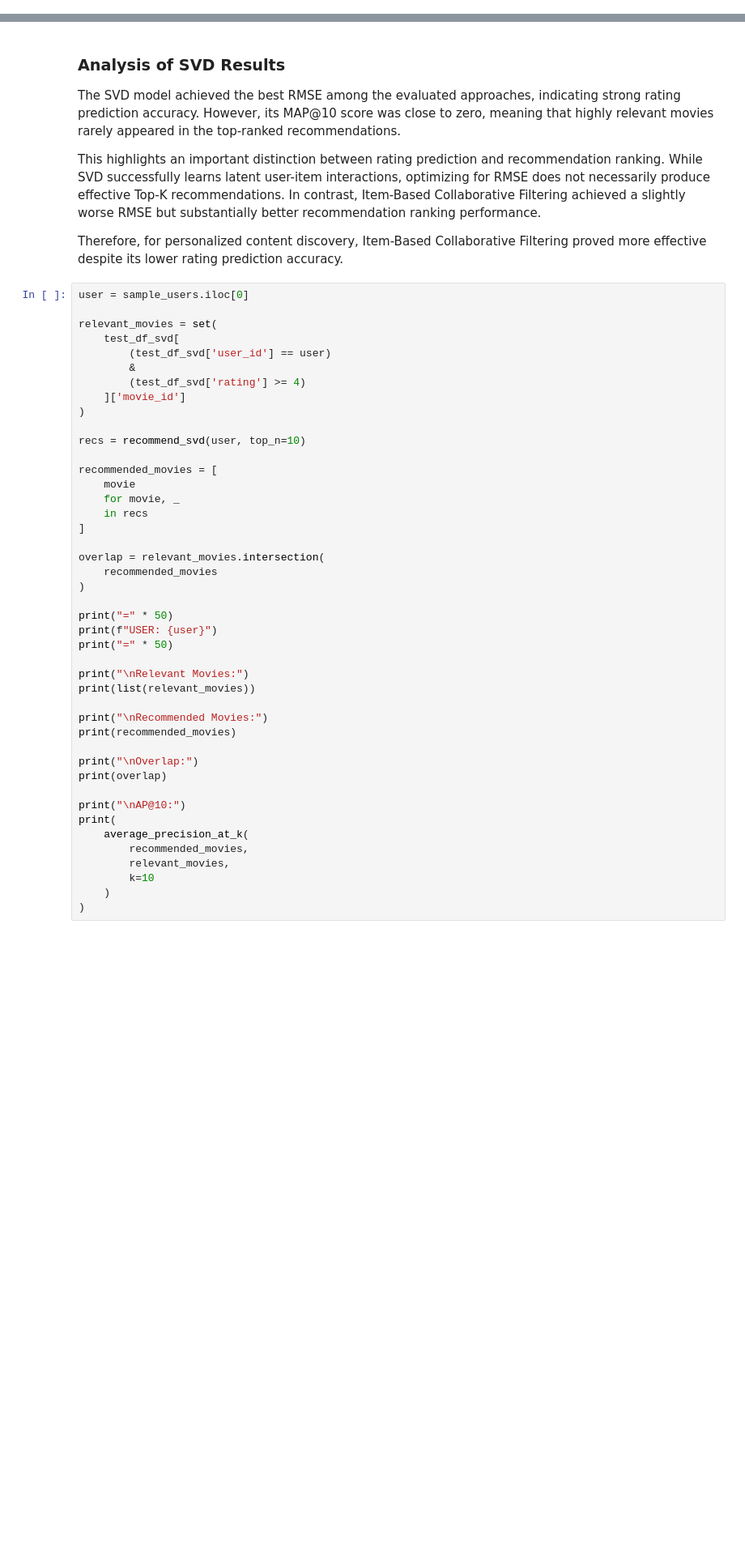
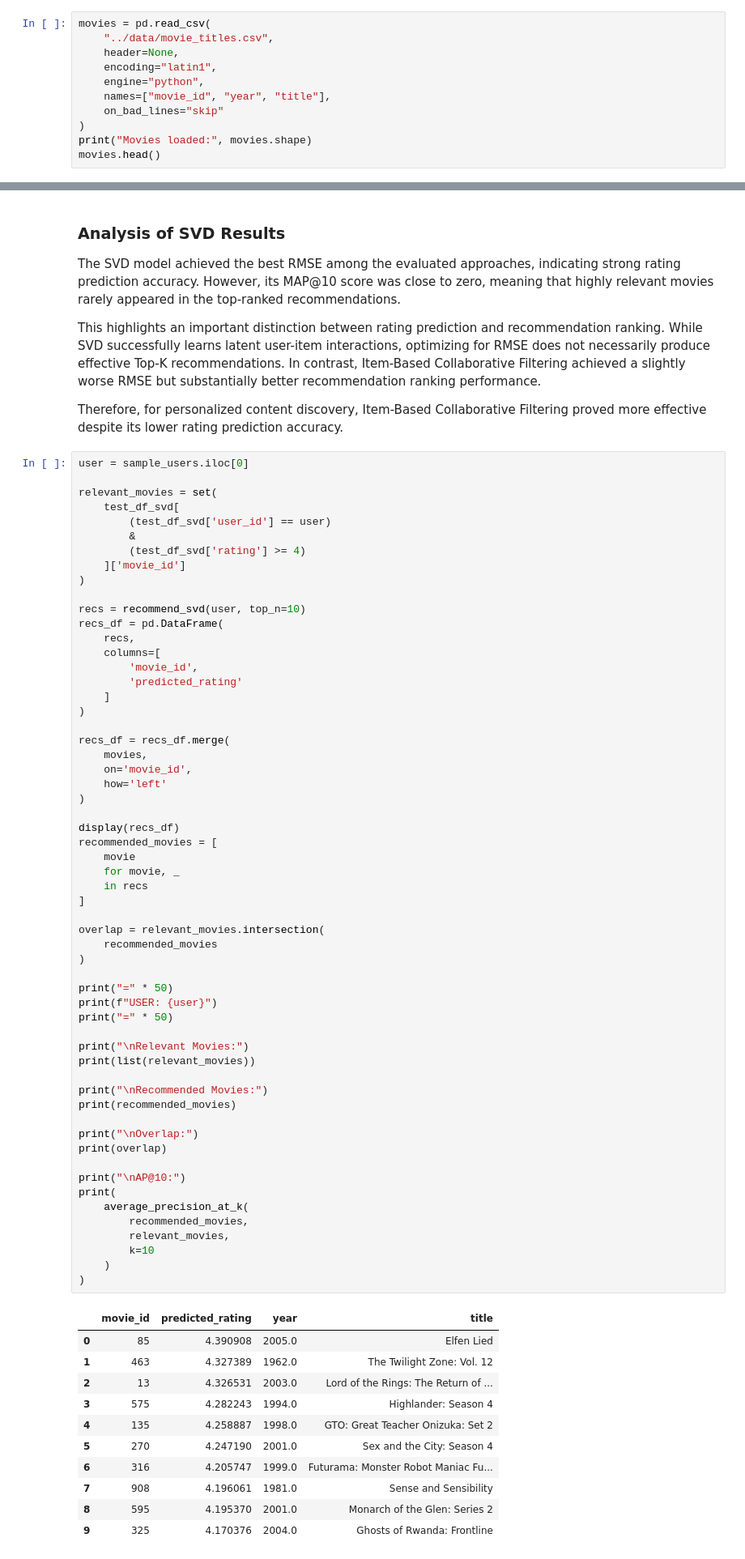
Before and after one commit to arshfrogrice/Netflix-Recommender-System, a Jupyter notebook: notebooks/SVD_Model.ipynb, the cells around one changed output, grey strips where cells are left out. Shown at 81% size. Saved outputs shown, nothing was run; the diff lists cells and outputs as text; blank space fills up the shorter version.

```diff
--- a/notebooks/SVD_Model.ipynb
+++ b/notebooks/SVD_Model.ipynb
@@ -16,3 +23,14 @@ filtered_df.head()
 | 2 | 30878 | 1 | 4 |
 | 3 | 823519 | 1 | 3 |
 | 4 | 893988 | 1 | 3 |
+# %%
+movies = pd.read_csv(
+    "../data/movie_titles.csv",
+    header=None,
+    encoding="latin1",
+    engine="python",
+    names=["movie_id", "year", "title"],
+    on_bad_lines="skip"
+)
+print("Movies loaded:", movies.shape)
+movies.head()
@@ -261,39 +289,64 @@ relevant_movies = set(
 )
 
 recs = recommend_svd(user, top_n=10)
+recs_df = pd.DataFrame(
+    recs,
+    columns=[
+        'movie_id',
+        'predicted_rating'
+    ]
+)
 
+recs_df = recs_df.merge(
+    movies,
+    on='movie_id',
+    how='left'
+)
+
+display(recs_df)
 recommended_movies = [
     movie
     for movie, _
     in recs
 ]
 
 overlap = relevant_movies.intersection(
     recommended_movies
 )
 
 print("=" * 50)
 print(f"USER: {user}")
 print("=" * 50)
 
 print("\nRelevant Movies:")
 print(list(relevant_movies))
 
 print("\nRecommended Movies:")
 print(recommended_movies)
 
 print("\nOverlap:")
 print(overlap)
 
 print("\nAP@10:")
 print(
     average_precision_at_k(
         recommended_movies,
         relevant_movies,
         k=10
     )
 )
 # %% [output]
+|  | movie_id | predicted_rating | year | title |
+| 0 | 85 | 4.390908 | 2005.0 | Elfen Lied |
+| 1 | 463 | 4.327389 | 1962.0 | The Twilight Zone: Vol. 12 |
+| 2 | 13 | 4.326531 | 2003.0 | Lord of the Rings: The Return of ... |
+| 3 | 575 | 4.282243 | 1994.0 | Highlander: Season 4 |
+| 4 | 135 | 4.258887 | 1998.0 | GTO: Great Teacher Onizuka: Set 2 |
+| 5 | 270 | 4.247190 | 2001.0 | Sex and the City: Season 4 |
+| 6 | 316 | 4.205747 | 1999.0 | Futurama: Monster Robot Maniac Fu... |
+| 7 | 908 | 4.196061 | 1981.0 | Sense and Sensibility |
+| 8 | 595 | 4.195370 | 2001.0 | Monarch of the Glen: Series 2 |
+| 9 | 325 | 4.170376 | 2004.0 | Ghosts of Rwanda: Frontline |
 ==================================================
 USER: 1747125
 ==================================================
```
Also changed, not shown: parts of 5 cells of this notebook, 2 other files.
